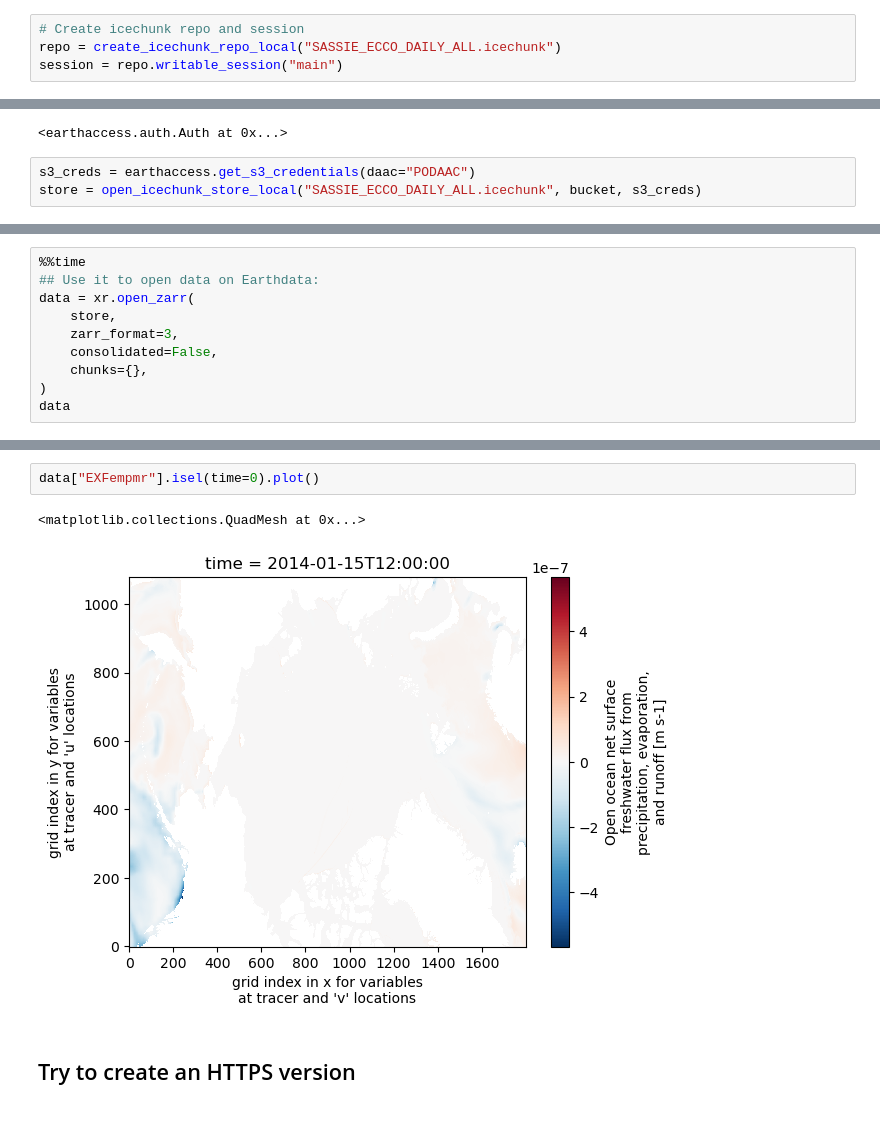
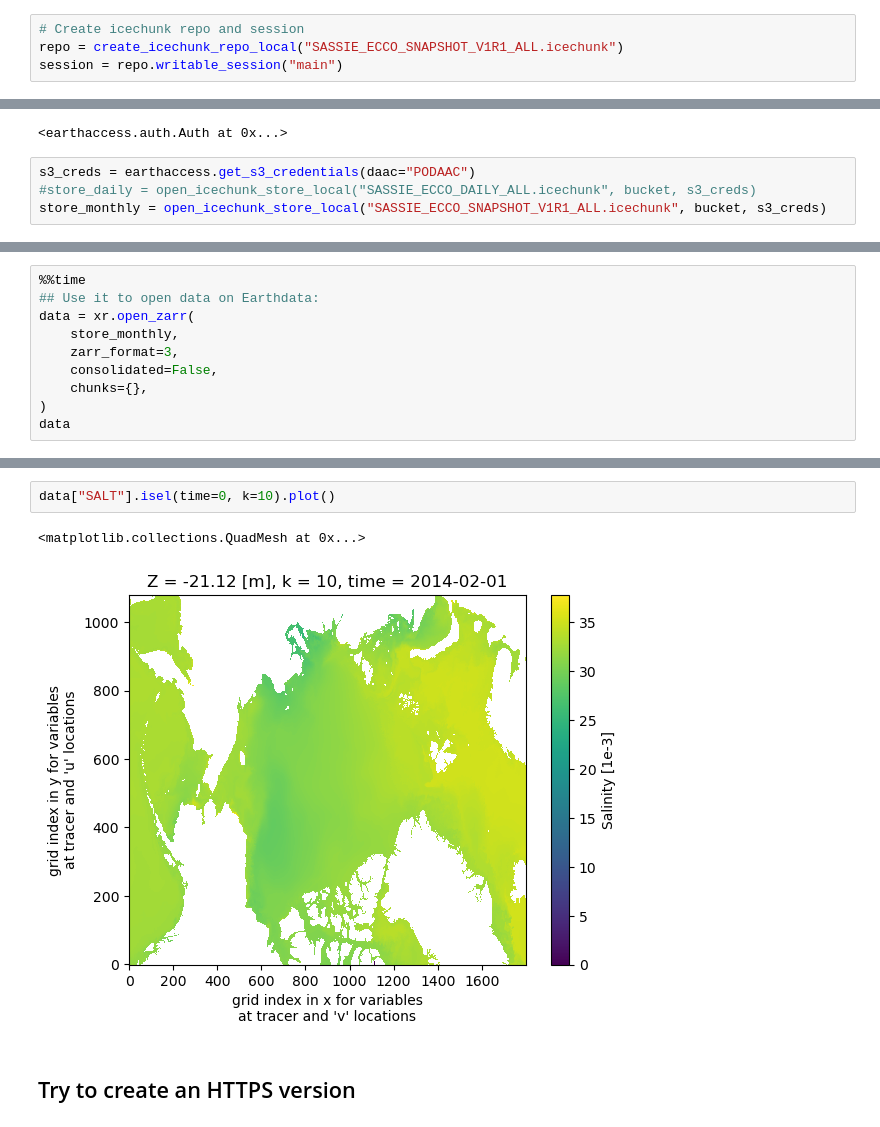
Before and after one commit to DeanHenze/cloud_earthdata, a Jupyter notebook: virtualizarr/basic_tests/sassie_ecco_vz2/vz2_sassie_ecco_pickle.ipynb, the cells around one changed output, grey strips where cells are left out. Drawn from its saved outputs; the diff is of its cells as text.

Commit message:
Create monthly composite VDS.

```diff
--- a/virtualizarr/basic_tests/sassie_ecco_vz2/vz2_sassie_ecco_pickle.ipynb
+++ b/virtualizarr/basic_tests/sassie_ecco_vz2/vz2_sassie_ecco_pickle.ipynb
@@ -190,6 +201,6 @@ def create_icechunk_repo_local(repo_name: str):
     return icechunk.Repository.create(storage, config)
 # %%
 # Create icechunk repo and session
-repo = create_icechunk_repo_local("SASSIE_ECCO_DAILY_ALL.icechunk")
+repo = create_icechunk_repo_local("SASSIE_ECCO_SNAPSHOT_V1R1_ALL.icechunk")
 session = repo.writable_session("main")
 # %% [output]
@@ -248,5 +259,6 @@ earthaccess.login()
 <earthaccess.auth.Auth at 0x...>
 # %%
 s3_creds = earthaccess.get_s3_credentials(daac="PODAAC")
-store = open_icechunk_store_local("SASSIE_ECCO_DAILY_ALL.icechunk", bucket, s3_creds)
+#store_daily = open_icechunk_store_local("SASSIE_ECCO_DAILY_ALL.icechunk", bucket, s3_creds)
+store_monthly = open_icechunk_store_local("SASSIE_ECCO_SNAPSHOT_V1R1_ALL.icechunk", bucket, s3_creds)
 # %% [output]
@@ -256,7 +268,7 @@ store = open_icechunk_store_local("SASSIE_ECCO_DAILY_ALL.icechunk", bucket, s3_c
 %%time
 ## Use it to open data on Earthdata:
 data = xr.open_zarr(
-    store,
+    store_monthly,
     zarr_format=3,
     consolidated=False,
     chunks={},
@@ -283,10 +295,10 @@ Coordinates: (12/17)
     geospatial_vertical_resolution:    variable
     geospatial_vertical_units:         meter
 # %%
-data["EXFempmr"].isel(time=0).plot()
+data["SALT"].isel(time=0, k=10).plot()
 # %% [output]
 <matplotlib.collections.QuadMesh at 0x...>
-[figure, old version]
+[figure, new version]
 # %% [markdown]
 ## Try to create an HTTPS version
 # %%
```
Also changed, not shown: parts of 15 cells of this notebook.
